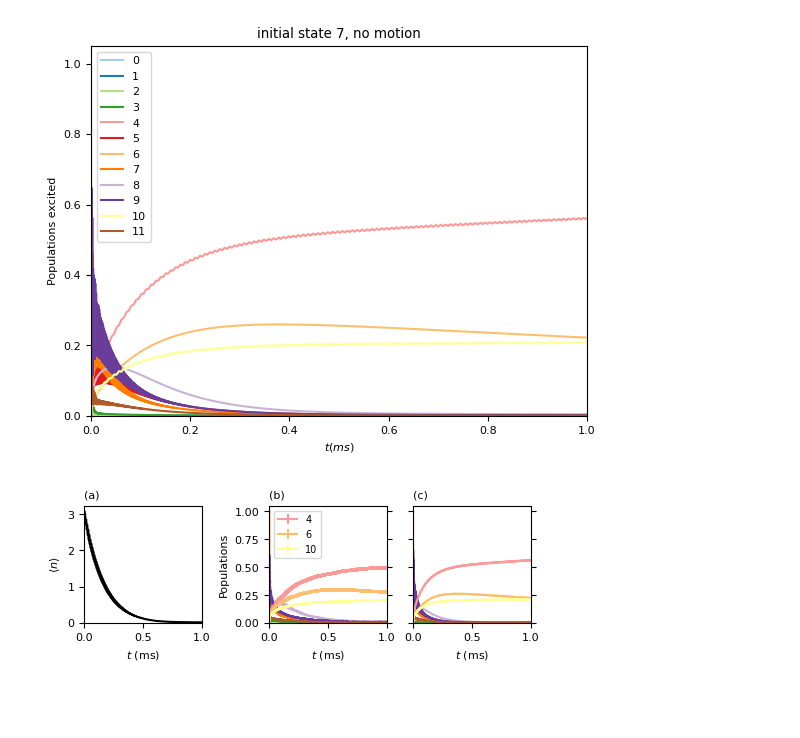
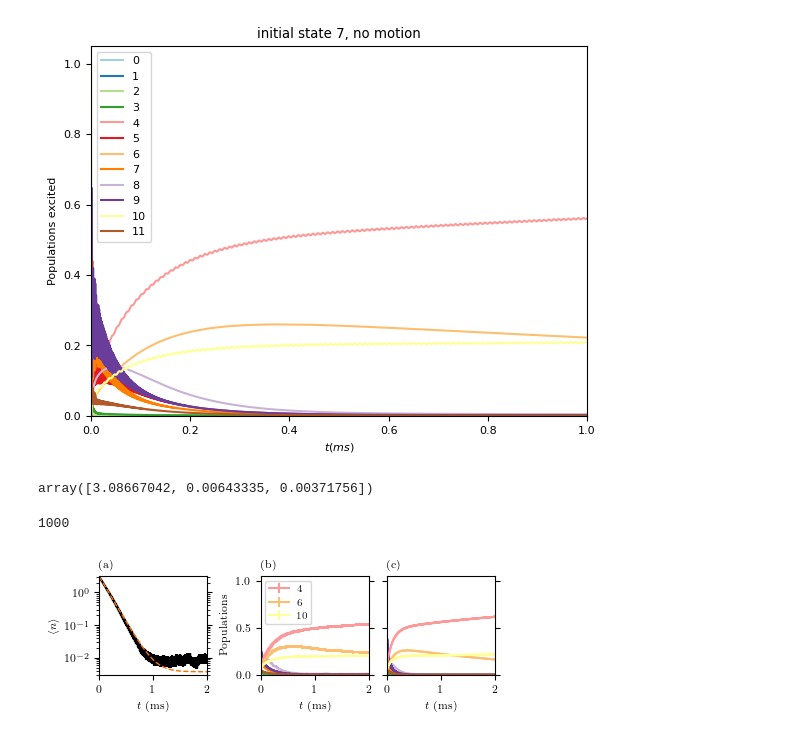
Before and after one commit to katyafouka/multi_eit, a Jupyter notebook: Lu_I1/Lu_I1_populations_.ipynb, the cells around one changed output. Cells and saved outputs as stored; diff of their text form; code cells hidden in the pictures; blank space fills up the shorter version.

```diff
--- a/Lu_I1/Lu_I1_populations_.ipynb
+++ b/Lu_I1/Lu_I1_populations_.ipynb
@@ -95,8 +95,8 @@ for j in range(12):
     pop = []
     pop_div = []
     for i in range(Nmax+1):
-        pop.append(P[i]*np.loadtxt(""+str(path_name)+"data_B5.0_D10_10_D12_20_O10_O11_23.5_O11_10_"+str(i)+"_Gamma_2.44745_ntraj_500_improved_step.txt")[:,j+2])
-        pop_div.append(P[i]*np.loadtxt(""+str(path_name)+"ata_B5.0_D10_10_D12_20_O10_O11_23.5_O11_10_"+str(i)+"_Gamma_2.44745_ntraj_500_stds_improved_step.txt")[:,j+1])
+        pop.append(P[i]*np.loadtxt(""+str(path_name)+"data_B5.0_D10_10_D12_20_O10_O11_23.5_O11_10_"+str(i)+"_Gamma_2.44745_ntraj_500_improved_step_LD.txt")[:,j+2])
+        pop_div.append(P[i]*np.loadtxt(""+str(path_name)+"data_B5.0_D10_10_D12_20_O10_O11_23.5_O11_10_"+str(i)+"_Gamma_2.44745_ntraj_500_stds_improved_step_LD.txt")[:,j+1])
     pop_=np.sum(pop,axis=0)
     pop_div_=np.sum(pop_div,axis=0)
 
@@ -312,7 +333,7 @@ H = H.to("CSR").tidyup(atol=1e-8)
 # %%
 rho0 = basis(N,2*F[0] + 1 + 2*F[1] + 1 + 2*F[2]+1)*basis(N,2*F[0] + 1 + 2*F[1] + 1 + 2*F[2]+1).dag()
 
-tlist = np.linspace(0,1000,10000)
+tlist = np.linspace(0,2000,10000)
 
 e_ops = []
 for ig in range(0,len(F)):
@@ -346,3 +367,16 @@ plt.ylim(0)
 plt.show()
 # %% [output]
 [figure]
+# %%
+def func(t,a,b,c):
+    return a*np.exp(-b*t) + c*(1-np.exp(-b*t))
+# %%
+p0 = (3, .001,.001)
+popt, pcov = curve_fit(func,t[0],nMC,p0)
+popt
+# %% [output]
+array([3.08667042, 0.00643335, 0.00371756])
+# %%
+len(t[0])
+# %% [output]
+1000
@@ -355,7 +395,7 @@ def format_axes(fig):
         ax.text(0.5, 0.5, "ax%d" % (i+1), va="center", ha="center")
         ax.tick_params(labelbottom=False, labelleft=False)
 
-fig = plt.figure(constrained_layout=True,figsize=(5,1.8))
+fig = plt.figure(constrained_layout=True,figsize=(4.6,1.6))
 
 gs = GridSpec(1, 3, figure=fig)
 #gs.update(wspace=0.005, hspace=0.05)
@@ -364,11 +404,15 @@ ax1 = fig.add_subplot(gs[0, 0])
 
 
 ax1.set_title(r'(a)',loc='left',fontdict={'fontsize': 8})
-ax1.errorbar(t[0]*1e-3,nMC,yerr = nMC_dev,color='black',ecolor='black')
-ax1.set_ylim(0)
-ax1.set_xlim(0,1)
+ax1.errorbar(t[0]*1e-3,nMC,yerr = nMC_dev,color='black',ecolor='black',zorder=1)
+ax1.plot(t[0]*1e-3,func(t[0], *popt),'--',color='#fb6d00',linewidth=1,zorder=2)
+ax1.set_ylim(3e-3,3.2e0)
+ax1.set_yscale('log')
+ax1.set_xlim(0,2)
 ax1.set_ylabel('$\\langle n \\rangle$')
 ax1.set_xlabel('$t$ (ms)')
+ax1.tick_params(axis='y', which='both', left=True, right=True,
+               labelleft=True, labelright=False)
 
 
 
@@ -384,33 +428,33 @@ i=10
 ax3.errorbar(t[0]*1e-3,pops[i],yerr = pops_divs[i],label=str(i),color=colors[i])
 ax3.set_ylabel('Populations')
 ax3.set_xlabel('$t$ (ms)')
 ax3.set_ylim(0)
-ax3.set_xlim(0,1)
+ax3.set_xlim(0,2)
 ax3.tick_params(axis='y', which='both', left=True, right=True,
                labelleft=True, labelright=False)
 ax3.legend(loc='upper left',prop={'size': 7})
 
 ax4 = fig.add_subplot(gs[0, 2])
 ax4.set_title(r'(c)',loc='left',fontdict={'fontsize': 8})
 for i in range(12):
     ax4.plot(tlist*1e-3,rho.expect[i],color=colors[i])
 i=4
 ax4.plot(tlist*1e-3,rho.expect[i],label=i,color=colors[i])
 i=6
 ax4.plot(tlist*1e-3,rho.expect[i],label=i,color=colors[i])
 i=10
 ax4.plot(tlist*1e-3,rho.expect[i],label=i,color=colors[i])
 ax4.set_xlabel('$t$ (ms)')
 ax4.set_ylim(0)
-ax4.set_xlim(0,1)
+ax4.set_xlim(0,2)
 #ax4.legend(loc='upper left',prop={'size': 7})
 ax4.tick_params(axis='y', which='both', left=True, right=True,
                labelleft=False, labelright=False)
 #ax4.tick_params(left=False, labelleft=False)
 
 plt.savefig("I1_populations_.pdf",bbox_inches = "tight")
 
 
 plt.show()
 # %% [output]
-[figure, old version]
+[figure, new version]
```
Also changed, not shown: parts of 11 cells of this notebook.
